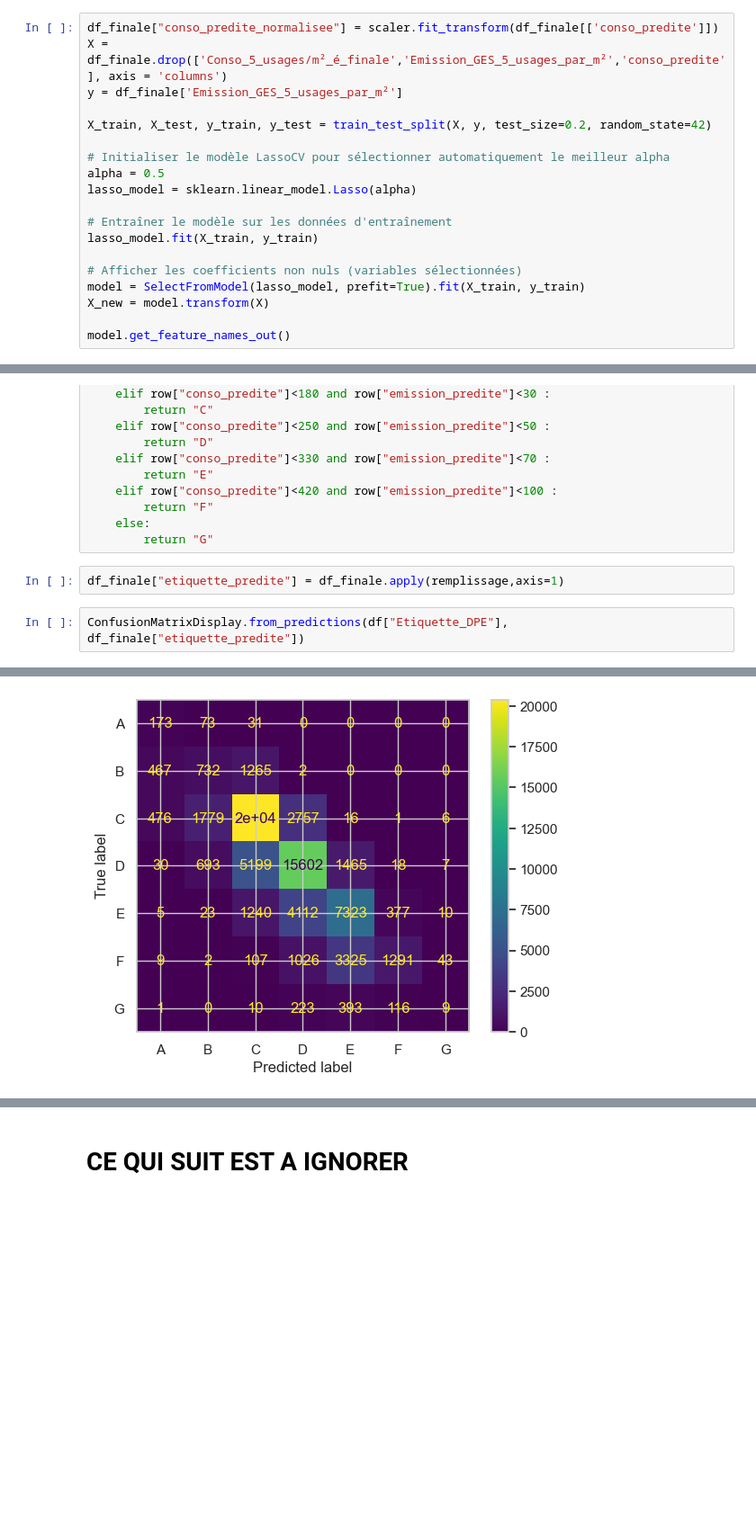
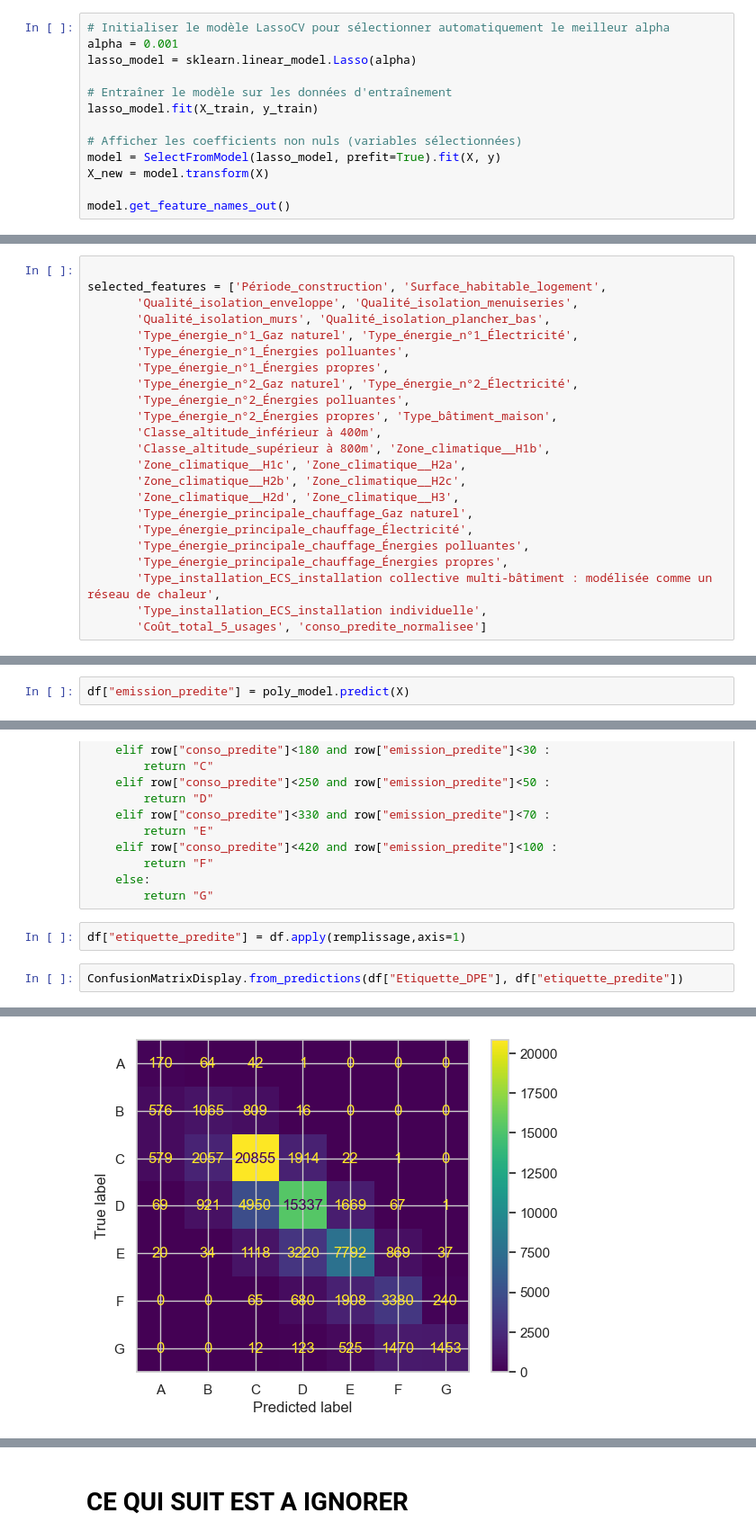
Before and after one commit to LACHQER-Wiam/Projet-Python, a Jupyter notebook: data.ipynb, the cells around one changed output, grey strips where cells are left out. Shown at 90% size. Saved outputs shown, nothing was run; the diff lists cells and outputs as text; blank space fills up the shorter version.

```diff
--- a/data.ipynb
+++ b/data.ipynb
@@ -777,19 +849,13 @@ Text(0, 0.5, '')
 # %%
-df_finale["conso_predite_normalisee"] = scaler.fit_transform(df_finale[['conso_predite']])
-X = df_finale.drop(['Conso_5_usages/m²_é_finale','Emission_GES_5_usages_par_m²','conso_predite'], axis = 'columns')
-y = df_finale['Emission_GES_5_usages_par_m²']
-
-X_train, X_test, y_train, y_test = train_test_split(X, y, test_size=0.2, random_state=42)
-
 # Initialiser le modèle LassoCV pour sélectionner automatiquement le meilleur alpha
-alpha = 0.5
+alpha = 0.001
 lasso_model = sklearn.linear_model.Lasso(alpha)
 
 # Entraîner le modèle sur les données d'entraînement
 lasso_model.fit(X_train, y_train)
 
 # Afficher les coefficients non nuls (variables sélectionnées)
-model = SelectFromModel(lasso_model, prefit=True).fit(X_train, y_train)
+model = SelectFromModel(lasso_model, prefit=True).fit(X, y)
 X_new = model.transform(X)
 
 model.get_feature_names_out()
@@ -811,3 +880,26 @@ selected_features = ['Période_construction', 'Qualité_isolation_menuiseries',
+# %%
+
+selected_features = ['Période_construction', 'Surface_habitable_logement',
+       'Qualité_isolation_enveloppe', 'Qualité_isolation_menuiseries',
+       'Qualité_isolation_murs', 'Qualité_isolation_plancher_bas',
+       'Type_énergie_n°1_Gaz naturel', 'Type_énergie_n°1_Électricité',
+       'Type_énergie_n°1_Énergies polluantes',
+       'Type_énergie_n°1_Énergies propres',
+       'Type_énergie_n°2_Gaz naturel', 'Type_énergie_n°2_Électricité',
+       'Type_énergie_n°2_Énergies polluantes',
+       'Type_énergie_n°2_Énergies propres', 'Type_bâtiment_maison',
+       'Classe_altitude_inférieur à 400m',
+       'Classe_altitude_supérieur à 800m', 'Zone_climatique__H1b',
+       'Zone_climatique__H1c', 'Zone_climatique__H2a',
+       'Zone_climatique__H2b', 'Zone_climatique__H2c',
+       'Zone_climatique__H2d', 'Zone_climatique__H3',
+       'Type_énergie_principale_chauffage_Gaz naturel',
+       'Type_énergie_principale_chauffage_Électricité',
+       'Type_énergie_principale_chauffage_Énergies polluantes',
+       'Type_énergie_principale_chauffage_Énergies propres',
+       'Type_installation_ECS_installation collective multi-bâtiment : modélisée comme un réseau de chaleur',
+       'Type_installation_ECS_installation individuelle',
+       'Coût_total_5_usages', 'conso_predite_normalisee']
 # %%
 X = df_finale[selected_features]
 # %%
@@ -886,0 +964,2 @@ Text(0, 0.5, '')
+# %%
+df["emission_predite"] = poly_model.predict(X)
@@ -901,10 +987,10 @@ def remplissage (row):
     else:
         return "G"
 # %%
-df_finale["etiquette_predite"] = df_finale.apply(remplissage,axis=1)
+df["etiquette_predite"] = df.apply(remplissage,axis=1)
 # %%
-ConfusionMatrixDisplay.from_predictions(df["Etiquette_DPE"], df_finale["etiquette_predite"])
+ConfusionMatrixDisplay.from_predictions(df["Etiquette_DPE"], df["etiquette_predite"])
 # %% [output]
 <sklearn.metrics._plot.confusion_matrix.ConfusionMatrixDisplay at 0x...>
-[figure, old version]
+[figure, new version]
 # %%
```
Also changed, not shown: parts of 42 cells of this notebook, 1 other file.
